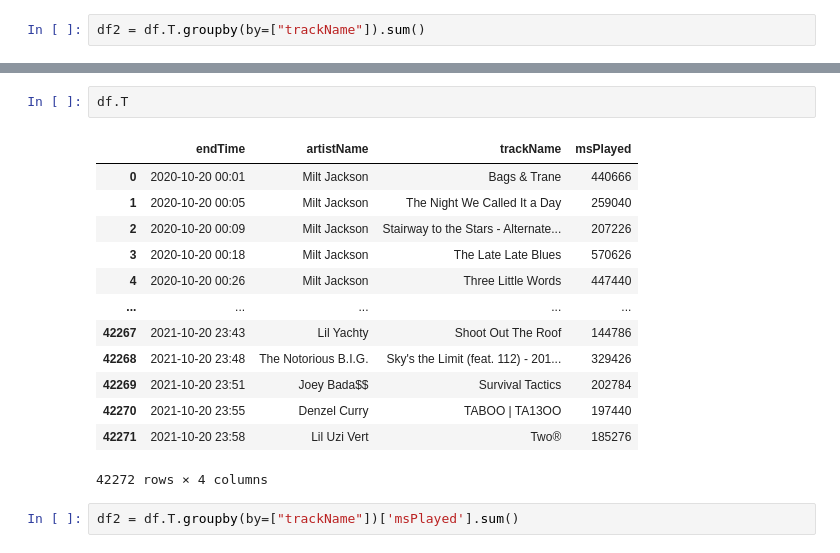
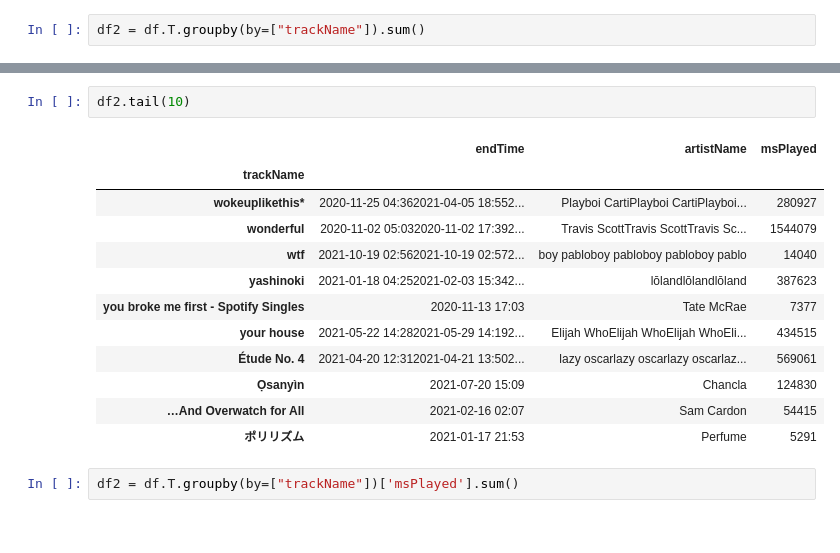
Before and after one commit to asboyer/boyers_beats, a Jupyter notebook: notebooks/messin_around_before_the_party.ipynb, the cells around one changed output, grey strips where cells are left out. Drawn from its saved outputs; the diff is of its cells as text.

```diff
--- a/notebooks/messin_around_before_the_party.ipynb
+++ b/notebooks/messin_around_before_the_party.ipynb
@@ -245,19 +235,18 @@ df2
-# %%
-df.T
-# %% [output]
-|  | endTime | artistName | trackName | msPlayed |
-| 0 | 2020-10-20 00:01 | Milt Jackson | Bags & Trane | 440666 |
-| 1 | 2020-10-20 00:05 | Milt Jackson | The Night We Called It a Day | 259040 |
-| 2 | 2020-10-20 00:09 | Milt Jackson | Stairway to the Stars - Alternate... | 207226 |
-| 3 | 2020-10-20 00:18 | Milt Jackson | The Late Late Blues | 570626 |
-| 4 | 2020-10-20 00:26 | Milt Jackson | Three Little Words | 447440 |
-| ... | ... | ... | ... | ... |
-| 42267 | 2021-10-20 23:43 | Lil Yachty | Shoot Out The Roof | 144786 |
-| 42268 | 2021-10-20 23:48 | The Notorious B.I.G. | Sky's the Limit (feat. 112) - 201... | 329426 |
-| 42269 | 2021-10-20 23:51 | Joey Bada$$ | Survival Tactics | 202784 |
-| 42270 | 2021-10-20 23:55 | Denzel Curry | TABOO | TA13OO | 197440 |
-| 42271 | 2021-10-20 23:58 | Lil Uzi Vert | Two® | 185276 |
-42272 rows × 4 columns
+# %%
+df2.tail(10)
+# %% [output]
+|  | endTime | artistName | msPlayed |
+| trackName |  |  |  |
+| wokeuplikethis* | 2020-11-25 04:362021-04-05 18:552... | Playboi CartiPlayboi CartiPlayboi... | 280927 |
+| wonderful | 2020-11-02 05:032020-11-02 17:392... | Travis ScottTravis ScottTravis Sc... | 1544079 |
+| wtf | 2021-10-19 02:562021-10-19 02:572... | boy pabloboy pabloboy pabloboy pablo | 14040 |
+| yashinoki | 2021-01-18 04:252021-02-03 15:342... | lōlandlōlandlōland | 387623 |
+| you broke me first - Spotify Singles | 2020-11-13 17:03 | Tate McRae | 7377 |
+| your house | 2021-05-22 14:282021-05-29 14:192... | Elijah WhoElijah WhoElijah WhoEli... | 434515 |
+| Étude No. 4 | 2021-04-20 12:312021-04-21 13:502... | lazy oscarlazy oscarlazy oscarlaz... | 569061 |
+| Ọsanyìn | 2021-07-20 15:09 | Chancla | 124830 |
+| …And Overwatch for All | 2021-02-16 02:07 | Sam Cardon | 54415 |
+| ポリリズム | 2021-01-17 21:53 | Perfume | 5291 |
 # %%
 df2 = df.T.groupby(by=["trackName"])['msPlayed'].sum()
 # %%
```
Also changed, not shown: parts of 6 cells of this notebook.
